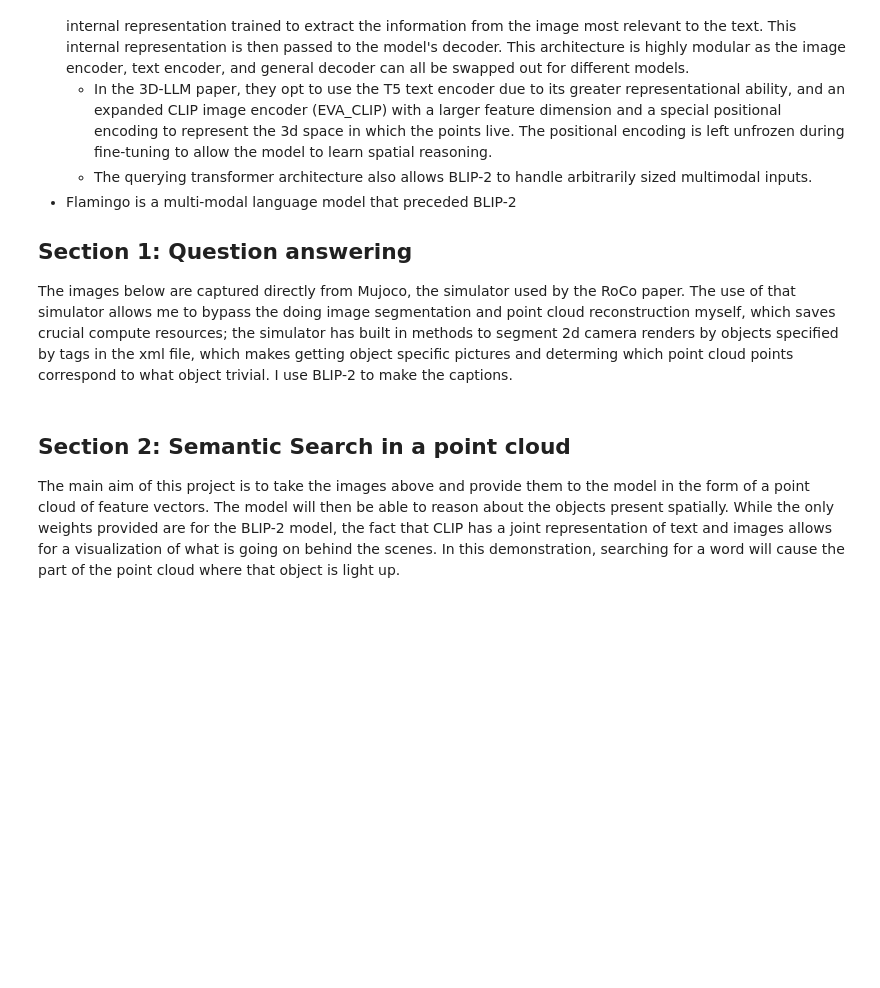
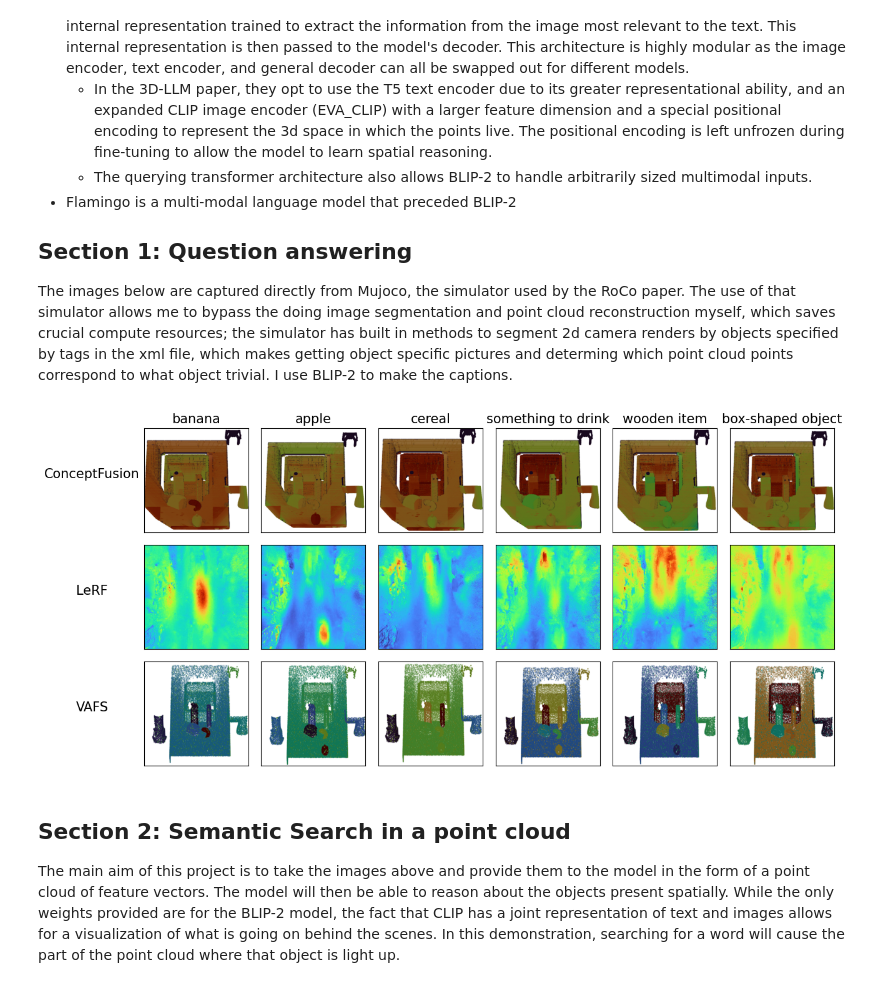
Before and after one commit to owenonline/Voxel-Aligned-Concept-Clouds, a Jupyter notebook: blip_clip_comparison.ipynb, the cells around one changed output. Drawn from its saved outputs; the diff is of its cells as text; code cells hidden in the pictures; blank space fills up the shorter version.

```diff
--- a/blip_clip_comparison.ipynb
+++ b/blip_clip_comparison.ipynb
@@ -109,6 +109,57 @@ for i, point_feature_camera in enumerate(point_feature_cameras):
     ax[row, col].set_yticklabels([])
 plt.tight_layout()
 plt.show()
+# %%
+import matplotlib.pyplot as plt
+import matplotlib.image as mpimg
+from matplotlib.offsetbox import OffsetImage, AnnotationBbox
+from PIL import Image
+
+# Define the paths of the images
+image_paths = [
+    ['/Users/owenburns/workareas/Voxel-Aligned-Concept-Clouds/conceptfusion_results/conceptfusion_banana.png', '/Users/owenburns/workareas/Voxel-Aligned-Concept-Clouds/conceptfusion_results/conceptfusion_apple.png', '/Users/owenburns/workareas/Voxel-Aligned-Concept-Clouds/conceptfusion_results/conceptfusion_cereal.png', '/Users/owenburns/workareas/Voxel-Aligned-Concept-Clouds/conceptfusion_results/conceptfusion_something_to_drink.png', '/Users/owenburns/workareas/Voxel-Aligned-Concept-Clouds/conceptfusion_results/conceptfusion_wooden_item.png', '/Users/owenburns/workareas/Voxel-Aligned-Concept-Clouds/conceptfusion_results/conceptfusion_box_shaped_object.png'],
+    ['/Users/owenburns/workareas/Voxel-Aligned-Concept-Clouds/lerf_results/lerf_banana.png', '/Users/owenburns/workareas/Voxel-Aligned-Concept-Clouds/lerf_results/lerf_apple.png', '/Users/owenburns/workareas/Voxel-Aligned-Concept-Clouds/lerf_results/lerf_cereal.png', '/Users/owenburns/workareas/Voxel-Aligned-Concept-Clouds/lerf_results/lerf_something_to_drink.png', '/Users/owenburns/workareas/Voxel-Aligned-Concept-Clouds/lerf_results/lerf_wooden_item.png', '/Users/owenburns/workareas/Voxel-Aligned-Concept-Clouds/lerf_results/lerf_box_shaped_object.png'],
+    ['/Users/owenburns/workareas/Voxel-Aligned-Concept-Clouds/vacc results/vacc_banana.png', '/Users/owenburns/workareas/Voxel-Aligned-Concept-Clouds/vacc results/vacc_apple.png', '/Users/owenburns/workareas/Voxel-Aligned-Concept-Clouds/vacc results/vacc_cereal.png', '/Users/owenburns/workareas/Voxel-Aligned-Concept-Clouds/vacc results/vacc_something_to_drink.png', '/Users/owenburns/workareas/Voxel-Aligned-Concept-Clouds/vacc results/vacc_wooden_item.png', '/Users/owenburns/workareas/Voxel-Aligned-Concept-Clouds/vacc results/vacc_box_shaped_object.png']
+]
+
+fixed_size = (256, 256)
+
+# Create the figure and axis
+fig, axes = plt.subplots(3, 6, figsize=(13, 6))
+
+# Define the row and column labels
+row_labels = ["ConceptFusion", "LeRF", "VAFS"]
+column_labels = ["banana", "apple", "cereal", "something to drink", "wooden item", "box-shaped object"]
+
+# Add images and labels
+for i in range(3):
+    for j in range(6):
+        ax = axes[i, j]
+        # Turn off the axis
+        # ax.axis('off')
+        ax.set_xticks([])
+        ax.set_yticks([])
+
+        # Try to load, resize and display the image
+        try:
+            img = Image.open(image_paths[i][j])
+            img = img.resize(fixed_size)  # Resize image to fixed size
+            ax.imshow(img)
+        except FileNotFoundError:
+            ax.text(0.5, 0.5, "No image", fontsize=8, ha="center", va="center")
+
+# Set x-axis labels at the top
+for ax, col in zip(axes[0], column_labels):
+    ax.set_title(col, fontsize=15)
+
+# Set y-axis labels
+for ax, row in zip(axes[:,0], row_labels):
+    ax.set_ylabel(row, rotation=0, fontsize=15, labelpad=60)
+
+plt.tight_layout()
+plt.show()
+# %% [output]
+[figure, added]
 # %% [markdown]
 ## Section 2: Semantic Search in a point cloud
 The main aim of this project is to take the images above and provide them to the model in the form of a point cloud of feature vectors. The model will then be able to reason about the objects present spatially. While the only weights provided are for the BLIP-2 model, the fact that CLIP has a joint representation of text and images allows for a visualization of what is going on behind the scenes. In this demonstration, searching for a word will cause the part of the point cloud where that object is light up.
```
Also changed, not shown: 5 other files.
